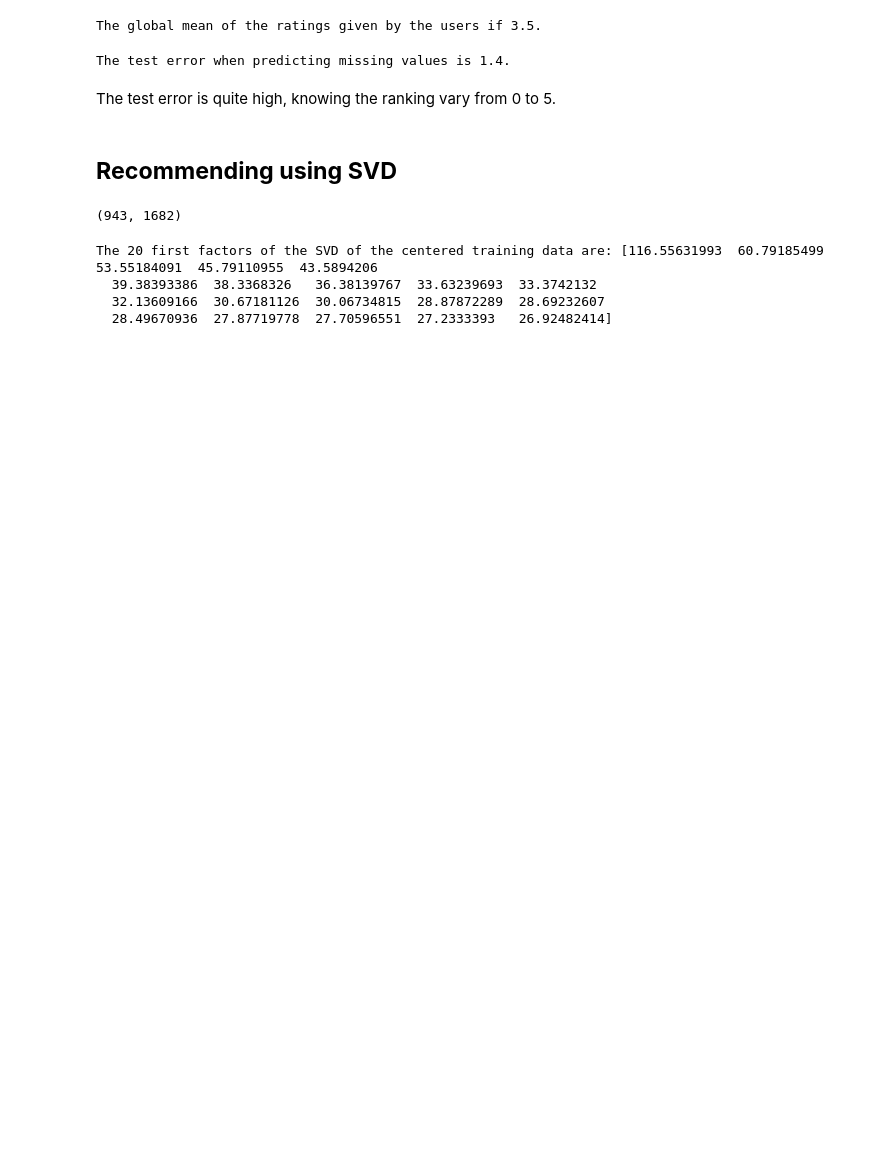
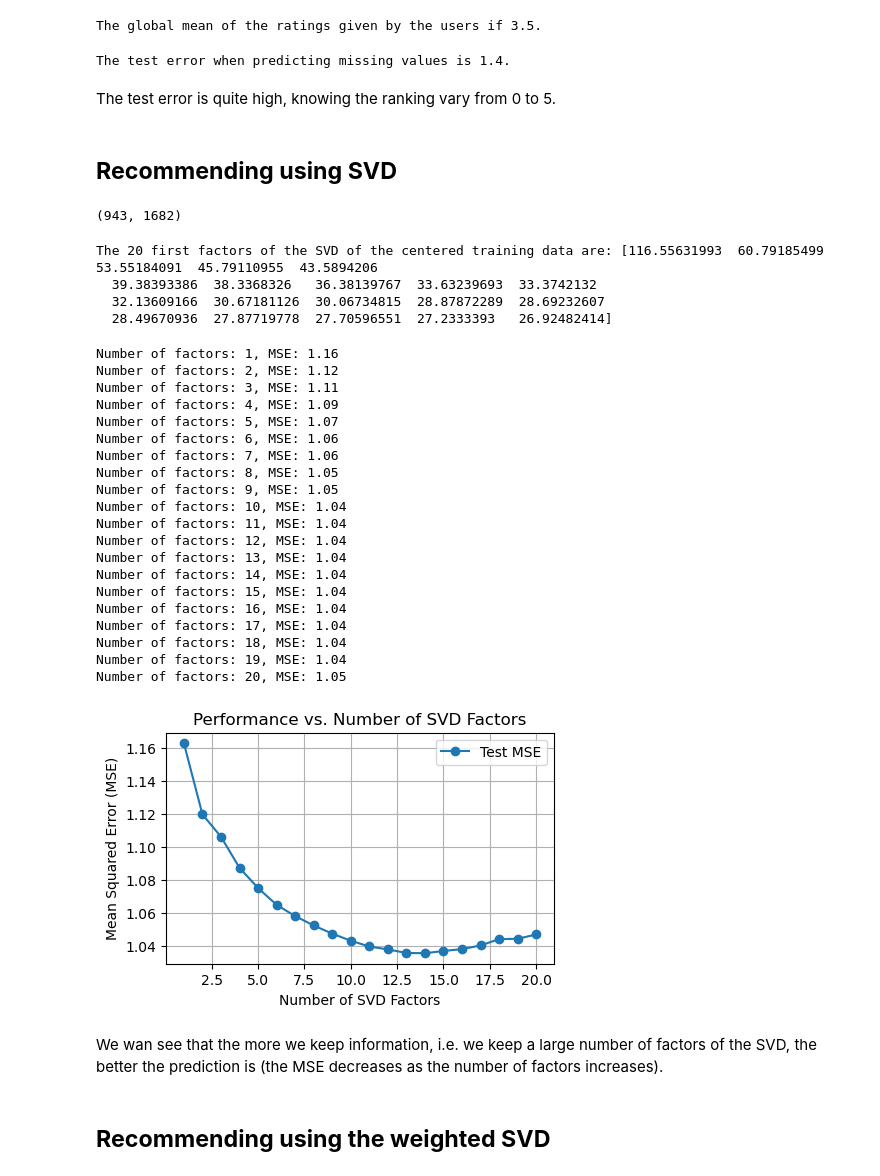
Before and after one commit to victorsotofr/movielens_victor_SOTO, a Jupyter notebook: movielens_EDA.ipynb, the cells around one changed output. Saved outputs shown, nothing was run; the diff lists cells and outputs as text; code cells hidden in the pictures; blank space fills up the shorter version.

```diff
--- a/movielens_EDA.ipynb
+++ b/movielens_EDA.ipynb
@@ -133,3 +133,77 @@ The 20 first factors of the SVD of the centered training data are: [116.55631993
   39.38393386  38.3368326   36.38139767  33.63239693  33.3742132
   32.13609166  30.67181126  30.06734815  28.87872289  28.69232607
   28.49670936  27.87719778  27.70596551  27.2333393   26.92482414]
+# %%
+# We will predict the missing test values using the SVD
+# with an increasing number of component (up to 20):
+
+def svd_predict(M_train_centered, M_test, k):
+    U, S, Vt = scipy.sparse.linalg.svds(M_train_centered, k=k)
+
+    U, S, Vt = U[:, ::-1], S[::-1], Vt[::-1, :]
+
+    # We reconstruct the matrix with k components:
+    S_matrix = np.diag(S)
+    M_reconstructed = U @ S_matrix @ Vt
+
+    # We add back the global mean to get predictions:
+    M_predicted = M_reconstructed + global_mean
+
+    # We extract the predictions for the test set:
+    test_rows, test_cols = M_test.nonzero()
+    test_values = M_test.data
+    pred_values = M_predicted[test_rows, test_cols]
+
+    # We compute the MSE:
+    mse = np.mean((test_values - pred_values) ** 2)
+    return mse
+
+
+# We will evaluate the performance of this approach on the test matrix
+# and plot the resulting performance as a function of the number of factors
+# of the SVD used to perform the reconstruction:
+import matplotlib.pyplot as plt
+
+max_components = 20
+mses = []
+
+for k in range(1, max_components + 1):
+    mse = svd_predict(M_train_centered, M_test, k)
+    mses.append(mse)
+    print(f"Number of factors: {k}, MSE: {mse:.2f}")
+
+# Plot the results
+plt.figure(figsize=(5, 3))
+plt.plot(range(1, max_components + 1), mses, marker='o', label='Test MSE')
+plt.xlabel('Number of SVD Factors')
+plt.ylabel('Mean Squared Error (MSE)')
+plt.title('Performance vs. Number of SVD Factors')
+plt.grid()
+plt.legend()
+plt.show()
+# %% [output]
+Number of factors: 1, MSE: 1.16
+Number of factors: 2, MSE: 1.12
+Number of factors: 3, MSE: 1.11
+Number of factors: 4, MSE: 1.09
+Number of factors: 5, MSE: 1.07
+Number of factors: 6, MSE: 1.06
+Number of factors: 7, MSE: 1.06
+Number of factors: 8, MSE: 1.05
+Number of factors: 9, MSE: 1.05
+Number of factors: 10, MSE: 1.04
+Number of factors: 11, MSE: 1.04
+Number of factors: 12, MSE: 1.04
+Number of factors: 13, MSE: 1.04
+Number of factors: 14, MSE: 1.04
+Number of factors: 15, MSE: 1.04
+Number of factors: 16, MSE: 1.04
+Number of factors: 17, MSE: 1.04
+Number of factors: 18, MSE: 1.04
+Number of factors: 19, MSE: 1.04
+Number of factors: 20, MSE: 1.05
+[figure, added]
+# %% [markdown]
+We wan see that the more we keep information, i.e. we keep a large number of factors of the SVD, the better the prediction is (the MSE decreases as the number of factors increases).
+# %% [markdown]
+## __Recommending using the weighted SVD__
```
